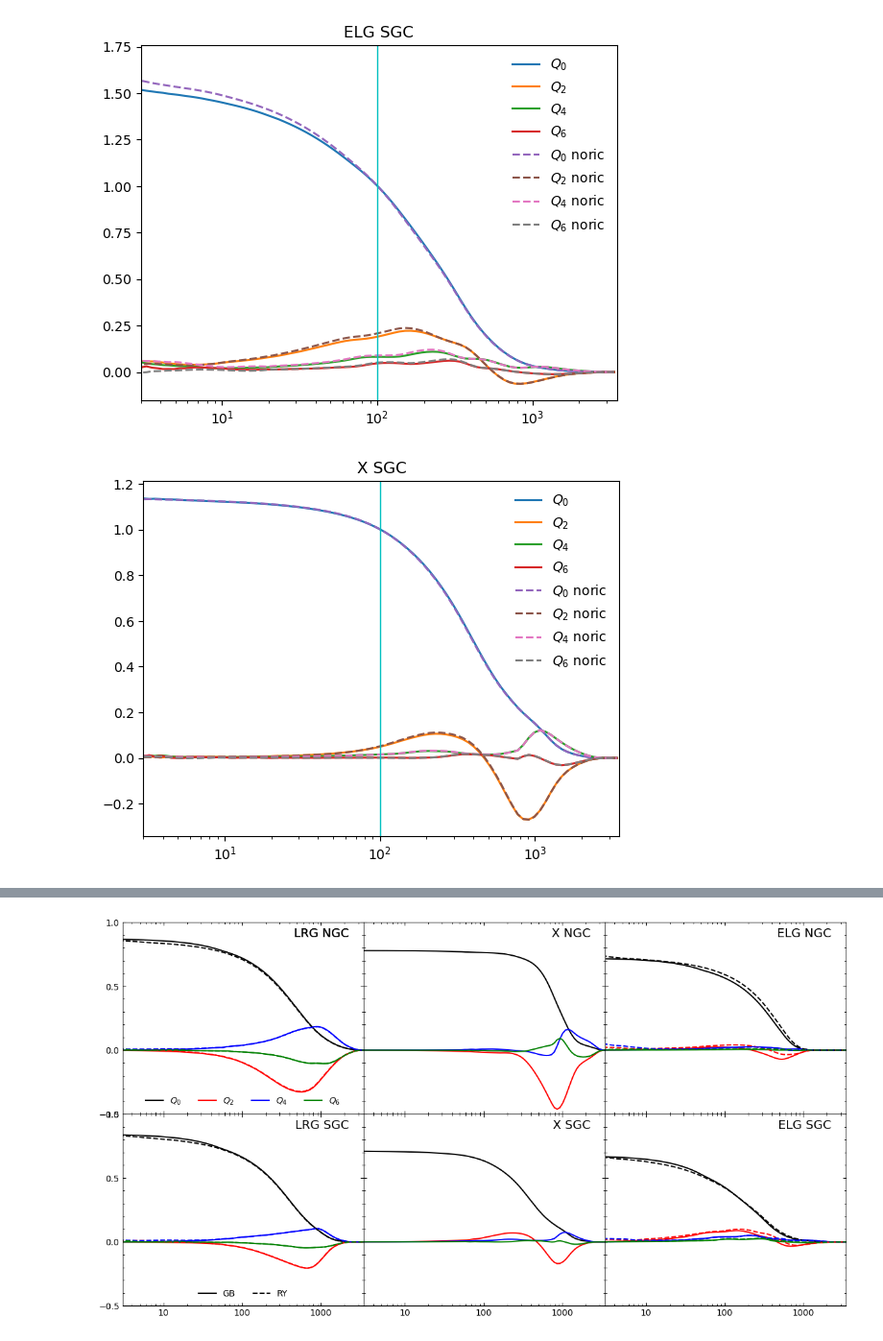
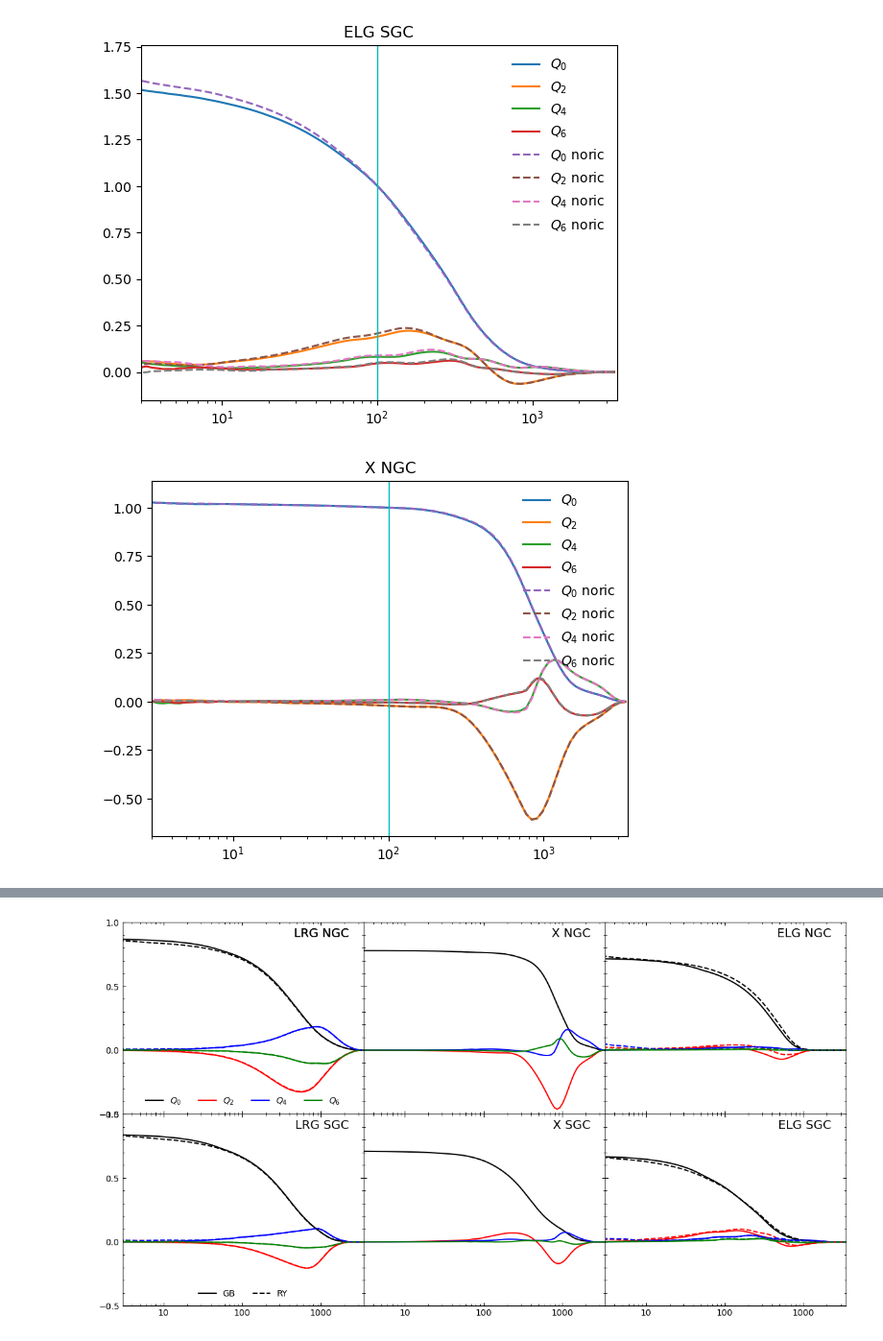
Before and after one commit to zhaoruiyang98/eftpipe, a Jupyter notebook: analysis/window.ipynb, the cells around one changed output, grey strips where cells are left out. Shown: that part at 96% size. Cells and saved outputs as stored; diff of their text form; code cells hidden in the pictures.

```diff
--- a/analysis/window.ipynb
+++ b/analysis/window.ipynb
@@ -43,12 +43,13 @@ ROOT = Path("cobaya/data/gbwindow")
 # %%
 compare_window(ROOT / "LRG_NGC_QQ.dat", ROOT / "LRG_NGC_complete_QQ.dat", "LRG NGC", True)
 compare_window(ROOT / "LRG_SGC_QQ.dat", ROOT / "LRG_SGC_complete_QQ.dat", "LRG SGC", True)
 compare_window(ROOT / "ELG_NGC_QQ.dat", ROOT / "ELG_NGC_complete_QQ.dat", "ELG NGC", True)
 compare_window(ROOT / "ELG_SGC_QQ.dat", ROOT / "ELG_SGC_complete_QQ.dat", "ELG SGC", True)
+compare_window(ROOT / "X_NGC_QQ.dat", ROOT / "X_NGC_complete_QQ.dat", "X NGC", True)
 compare_window(ROOT / "X_SGC_QQ.dat", ROOT / "X_SGC_complete_QQ.dat", "X SGC", True)
 # %% [output]
 [figure]
 [figure]
 [figure]
 [figure]
-[figure, old version]
+[figure, new version]
```
Also changed, not shown: parts of 1 cell of this notebook.
